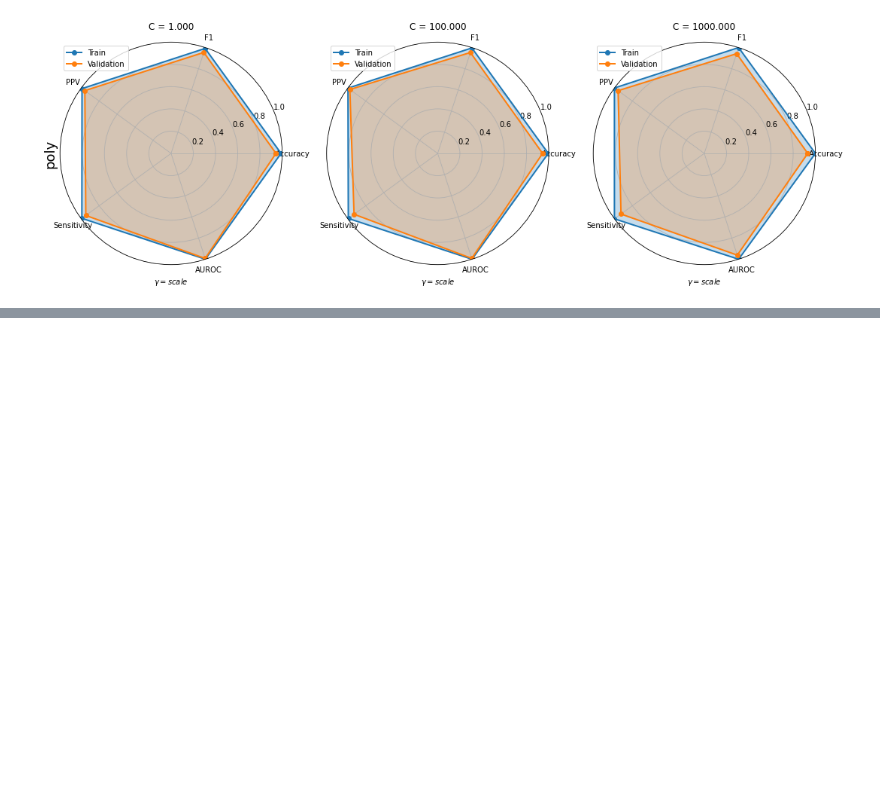
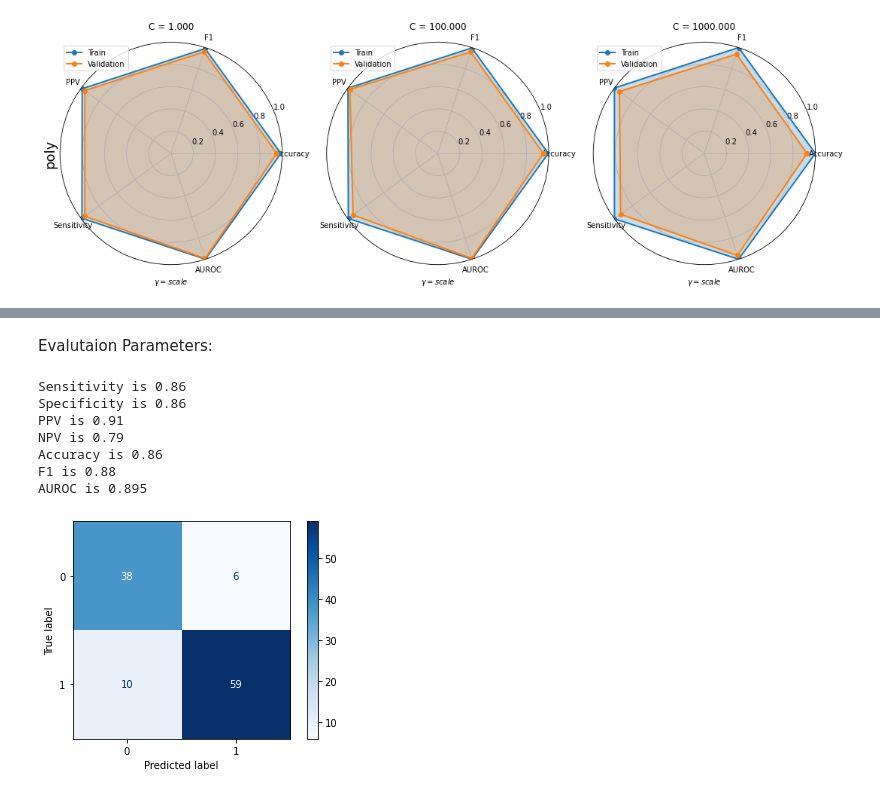
Before and after one commit to mlh-master/hw2_mlh-taima-leen, a Jupyter notebook: HW2_Solution.ipynb, the cells around one changed output, grey strips where cells are left out. Cells and saved outputs as stored; diff of their text form; code cells hidden in the pictures; blank space fills up the shorter version.

```diff
--- a/HW2_Solution.ipynb
+++ b/HW2_Solution.ipynb
@@ -656,0 +671,8 @@ ValueError: X has 2 features, but this StandardScaler is expecting 17 features a
+# %%
+best_2_X_train = X_train[['Increased Urination_Yes', 'Increased Thirst_Yes']]
+best_2_X_test = X_test[['Increased Urination_Yes', 'Increased Thirst_Yes']]
+
+# Model 1 - SVM
+svm_lin_2 = SVM_lin_model(best_2_X_train, y_train)
+best_svm_lin_2 = svm_lin_2.best_estimator_
+print(svm_lin_2.best_params_)
@@ -656,0 +720,14 @@ ValueError: X has 2 features, but this StandardScaler is expecting 17 features a
+# %% [markdown]
+Evalutaion Parameters:
+# %%
+#Linear model
+Evaluation_metrics(best_2_X_train,best_2_X_test,best_svm_lin_2,method='lin_SVM')
+# %% [output]
+Sensitivity is 0.86
+Specificity is 0.86
+PPV is 0.91
+NPV is 0.79
+Accuracy is 0.86
+F1 is 0.88
+AUROC is 0.895
+[figure, added]
```
Also changed, not shown: parts of 34 cells of this notebook.
